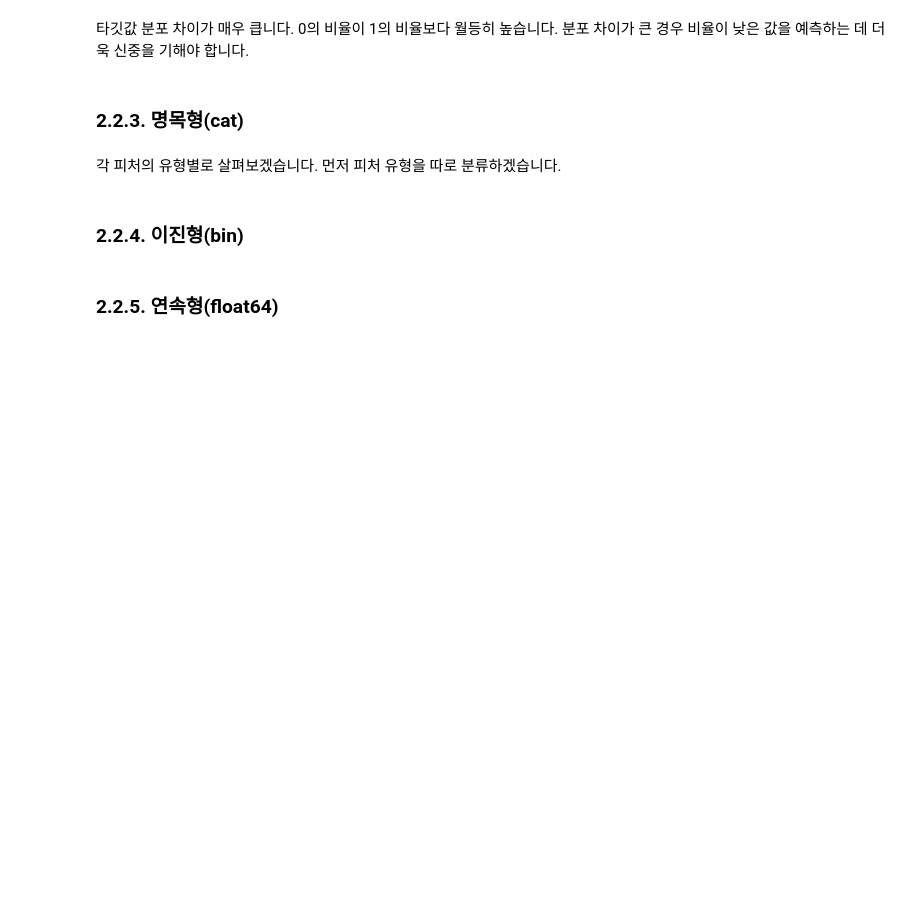
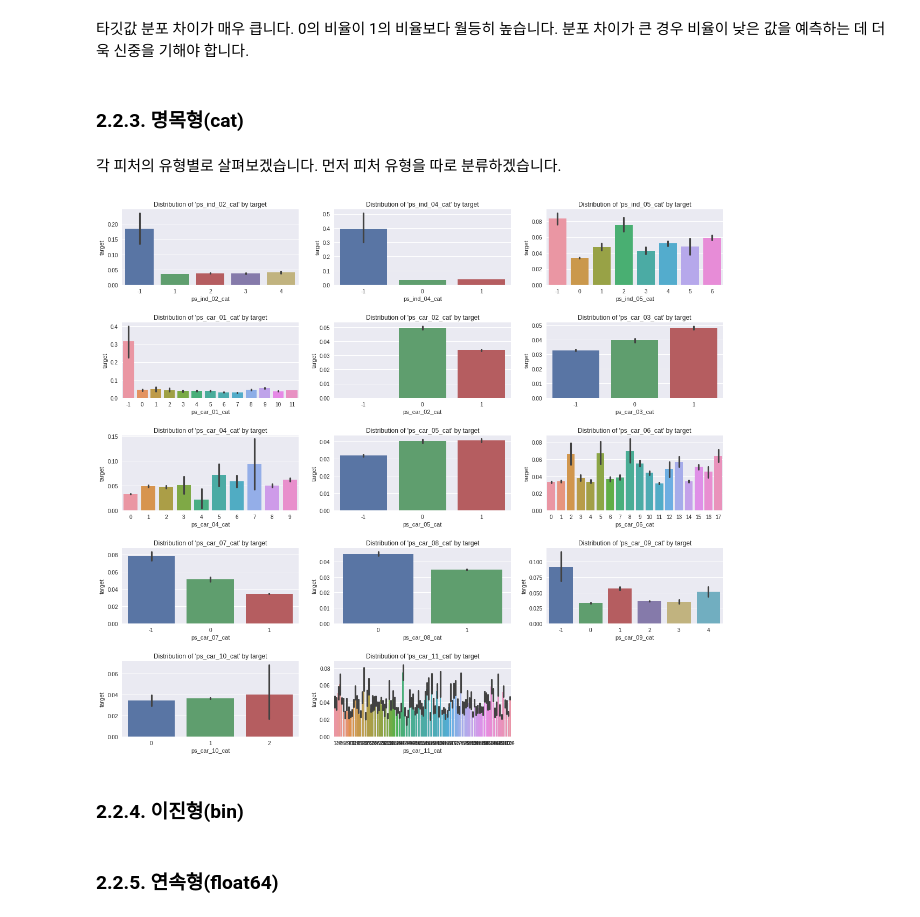
Before and after one commit to LeeSeungwon89/Kaggle_Dacon_Practice, a Jupyter notebook: 1. Porto_Seguro’s_Safe_Driver_Prediction_EDA.ipynb, the cells around one changed output. Cells and saved outputs as stored; diff of their text form; code cells hidden in the pictures; blank space fills up the shorter version.

```diff
--- a/1. Porto_Seguro’s_Safe_Driver_Prediction_EDA.ipynb
+++ b/1. Porto_Seguro’s_Safe_Driver_Prediction_EDA.ipynb
@@ -390,6 +390,17 @@ for column in train.columns:
         list_continuous.append(column)
     elif (train[column].dtype == 'int64') and (column != 'id'):
         list_ordinal.append(column)
+# %%
+grid = grsp.GridSpec(5, 3) # 그리드 형태의 행, 열을 지정합니다.
+plt.figure(figsize=(20, 18))
+plt.subplots_adjust(wspace=0.2, hspace=0.5) # 좌우 여백을 지정합니다.
+
+for index, feature in enumerate(list_category):
+    axis = plt.subplot(grid[index]) # 그래프 축을 지정합니다.
+    sns.barplot(x=feature, y='target', data=train, ax=axis) # 선언한 함수를 사용하여 비율을 표시합니다.
+    axis.set_title(f'Distribution of \'{feature}\' by target')
+# %% [output]
+[figure, added]
 # %% [markdown]
 ### **2.2.4. 이진형(bin)**
 # %% [markdown]
```
